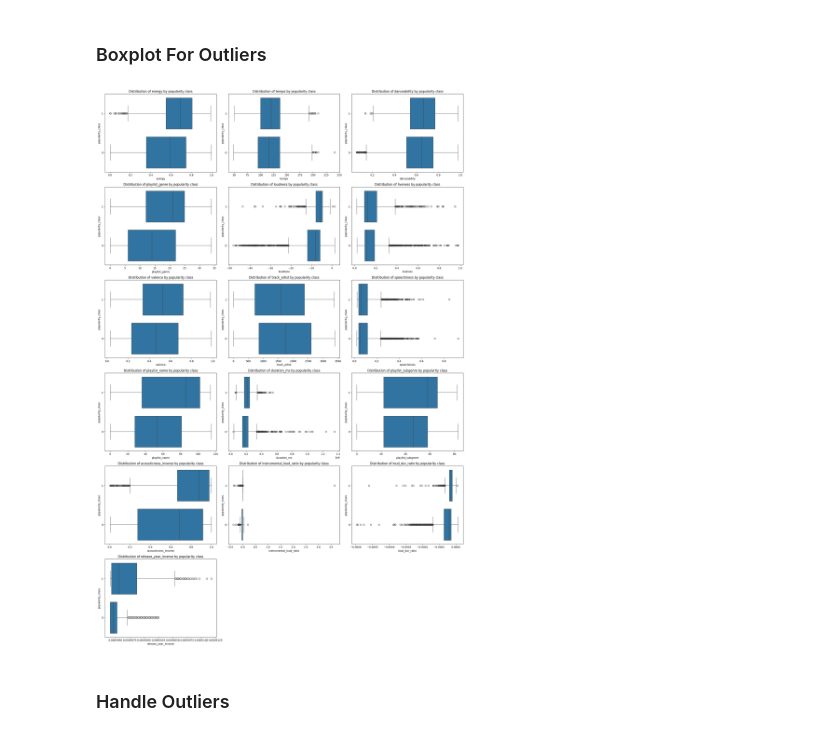
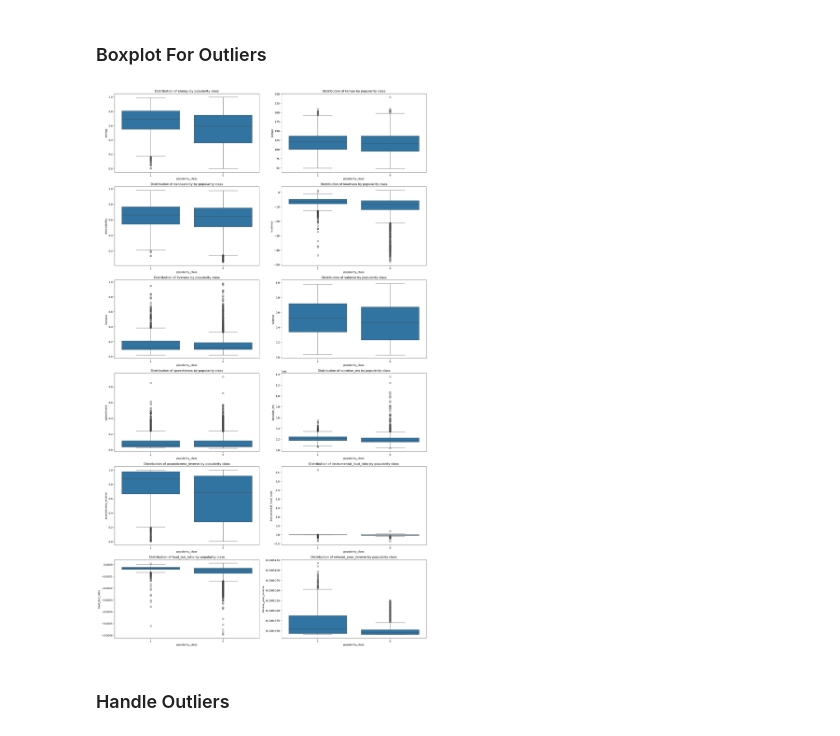
Before and after one commit to gregorysarrouf/spotify-ml, a Jupyter notebook: src/spotify_ml.ipynb, the cells around one changed output. Drawn from its saved outputs; the diff is of its cells as text; code cells hidden in the pictures.

```diff
--- a/src/spotify_ml.ipynb
+++ b/src/spotify_ml.ipynb
@@ -186,7 +186,10 @@ print(low_df.duplicated().sum())
 # %% [markdown]
 ### Explore Feature Correlation
 # %%
-# Categorical features to encode
+from sklearn.preprocessing import LabelEncoder
+import joblib
+
+# List of categorical features to encode
 categorical_features = ['playlist_genre', 'playlist_subgenre', 'track_artist', 'playlist_name']
 
 label_encoders = {}
@@ -195,32 +198,45 @@ label_encoders = {}
 for feature in categorical_features:
     le = LabelEncoder()
 
+    # Fit the encoder on all categories from your combined dataframe
     le.fit(combined_df[feature])
 
+    # Encode the feature in the dataframe
     combined_df[feature] = le.transform(combined_df[feature])
 
     # Save the encoder
     label_encoders[feature] = le
-    joblib.dump(le, f'{feature}_encoder.pkl')
+    joblib.dump(le, f'{feature}_encoder.pkl')  # Save the encoder for later use
 
-# Parse album year from release date
+
+
+# Parse album year from release date (Your existing function below remains unchanged)
 def parse_date(val):
     try:
-        # Turn year into full date for parsing
         if len(val) == 4 and val.isdigit():
             return pd.to_datetime(val + "-01-01")
         else:
-            return pd.to_datetime(val, errors='coerce')
+            return pd.to_datetime(val)
     except Exception as e:
-        return pd.NaT
+        return None
+# Assuming parse_date is a function that handles different date formats
+def parse_date(val):
+    try:
+        # If it's just a year, make it into a full date (e.g., "2020" → "2020-01-01")
+        if len(val) == 4 and val.isdigit():
+            return pd.to_datetime(val + "-01-01")
+        else:
+            return pd.to_datetime(val, errors='coerce')  # Handles invalid dates
+    except Exception as e:
+        return pd.NaT  # If there's any error, return NaT
 
 # Convert 'track_album_release_date' column to string and parse dates
 combined_df['track_album_release_date'] = combined_df['track_album_release_date'].astype(str).apply(parse_date)
 
-# Ensure the date column is in datetime format
+# Ensure the date column is in datetime format (NaT will be produced for invalid dates)
 combined_df['track_album_release_date'] = pd.to_datetime(combined_df['track_album_release_date'], errors='coerce')
 
-# Extract year, and handle NaT values
+# Extract year, and handle NaT values (e.g., drop or fill)
 combined_df['track_album_release_year'] = combined_df['track_album_release_date'].dt.year
 
 # Drop rows with NaT values in 'track_album_release_year'
@@ -231,6 +247,8 @@ combined_df['track_album_release_year'] = combined_df['track_album_release_year'
 
 # Drop the original 'track_album_release_date' column
 combined_df = combined_df.drop(columns=['track_album_release_date'])
+
+# Now combined_df should have 'track_album_release_year' properly processed
 
 
 # Calculate the correlation matrix
@@ -327,20 +354,20 @@ Name: popularity_class, dtype: float64
 # %%
 # Get list of numeric features (excluding the target if needed)
 numeric_features = combined_df.select_dtypes(include=['float64', 'int64']).columns
 numeric_features = numeric_features[numeric_features != 'popularity_class']
 
 # Create a figure with subplots
-plt.figure(figsize=(20, 5 * len(numeric_features)))
+plt.figure(figsize=(18, 5 * len(numeric_features)))
 
 for i, feature in enumerate(numeric_features, 1):
-    plt.subplot(len(numeric_features), 3, i)
-    sns.boxplot(y='popularity_class', x=feature, data=combined_df)
+    plt.subplot(len(numeric_features), 2, i)
+    sns.boxplot(x='popularity_class', y=feature, data=combined_df)
     plt.title(f'Distribution of {feature} by popularity class')
 
 plt.tight_layout()
 plt.show()
 # %% [output]
-[figure, old version]
+[figure, new version]
 # %% [markdown]
 ### Handle Outliers
 # %%
```
Also changed, not shown: parts of 9 cells of this notebook.
